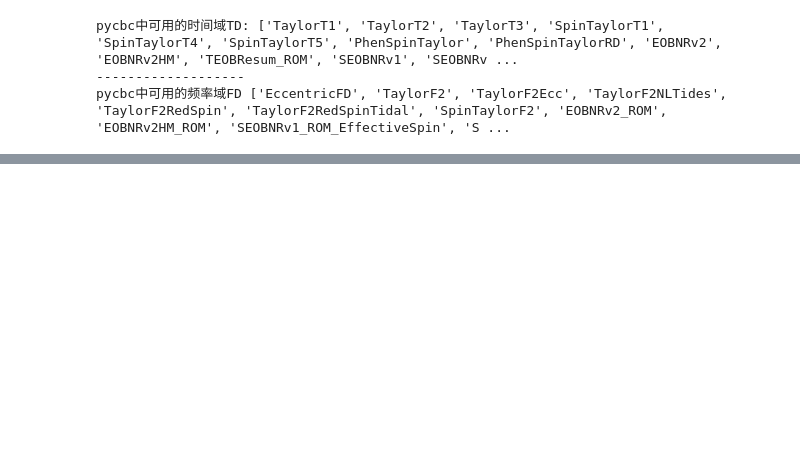
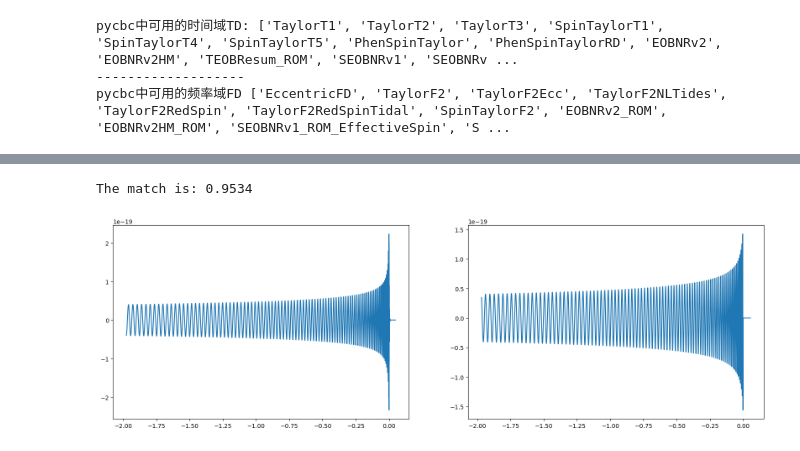
Before and after one commit to WeiQYU/PSO_change, a Jupyter notebook: pycbc_test/pycbc_first_test.ipynb, the cells around one changed output, grey strips where cells are left out. Saved outputs shown, nothing was run; the diff lists cells and outputs as text; code cells hidden in the pictures; blank space fills up the shorter version.

Commit message:
pycbc change

```diff
--- a/pycbc_test/pycbc_first_test.ipynb
+++ b/pycbc_test/pycbc_first_test.ipynb
@@ -31 +47,47 @@ pp.show()
 [figure]
+# %%
+from pycbc.waveform import get_td_waveform
+from pycbc.filter import match
+from pycbc.psd import aLIGOZeroDetHighPower
+from matplotlib import pyplot as plt
+
+f_low = 30
+sample_rate = 4096
+
+# Generate the two waveforms to compare
+hp, hc = get_td_waveform(approximant="EOBNRv2",
+                         mass1=10,
+                         mass2=10,
+                         f_lower=f_low,
+                         delta_t=1.0/sample_rate)
+
+sp, sc = get_td_waveform(approximant="TaylorT4",
+                         mass1=10,
+                         mass2=10,
+                         f_lower=f_low,
+                         delta_t=1.0/sample_rate)
+
+# Resize the waveforms to the same length
+tlen = max(len(sp), len(hp))
+sp.resize(tlen)
+hp.resize(tlen)
+
+# Generate the aLIGO ZDHP PSD
+delta_f = 1.0 / sp.duration
+flen = tlen//2 + 1
+psd = aLIGOZeroDetHighPower(flen, delta_f, f_low)
+
+# Note: This takes a while the first time as an FFT plan is generated
+# subsequent calls are much faster.
+m, i = match(hp, sp, psd=psd, low_frequency_cutoff=f_low)
+print('The match is: {:.4f}'.format(m))
+
+plt.figure(figsize=(20,6))
+plt.subplot(1, 2, 1)
+plt.plot(hp.sample_times, hp, label='EOBNRv2')
+plt.subplot(1, 2, 2)
+plt.plot(sp.sample_times, sp, label='TaylorT4')
+plt.show()
+# %% [output]
+The match is: 0.9534
+[figure, added]
```
Also changed, not shown: parts of 3 cells of this notebook, 4 other files.
